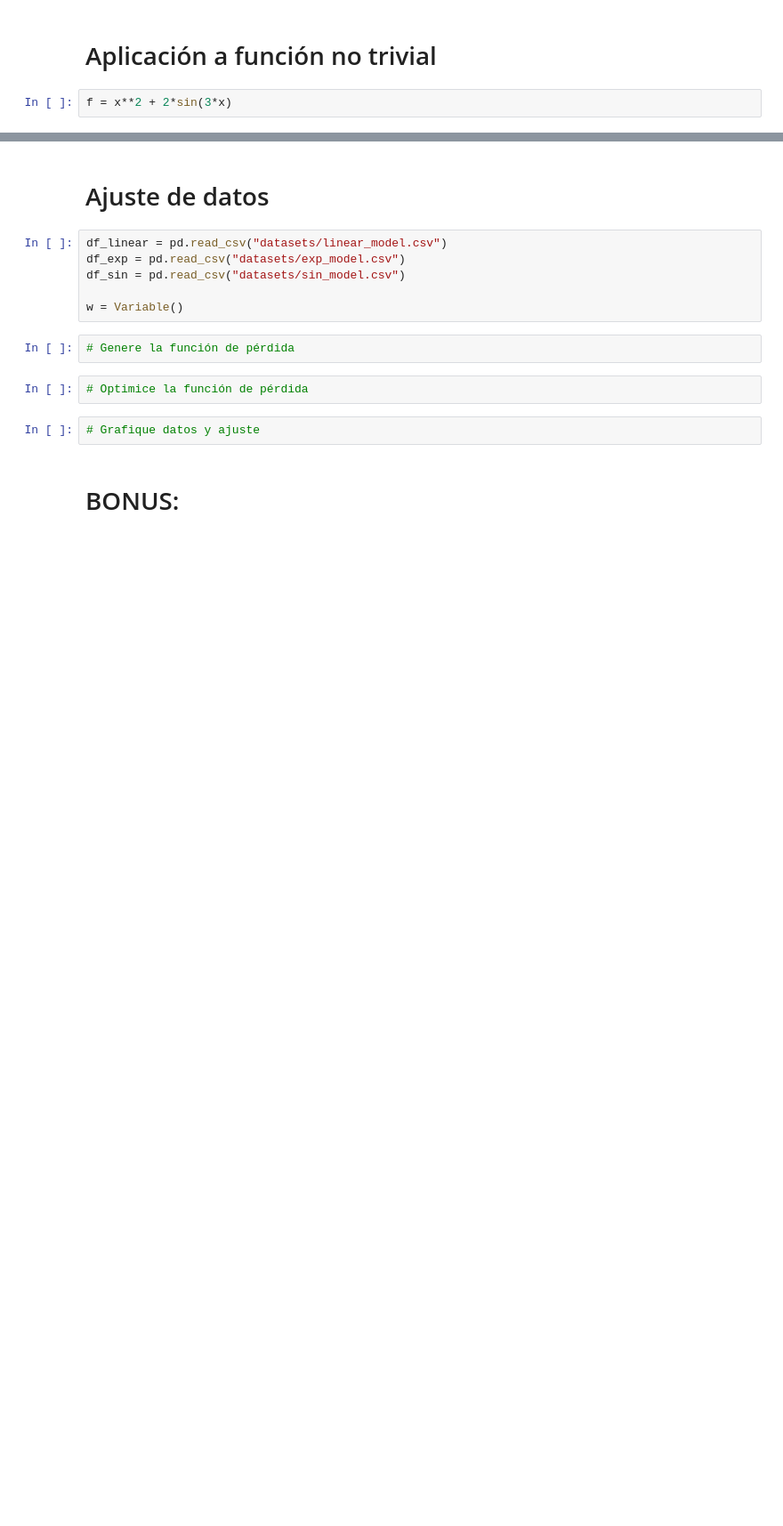
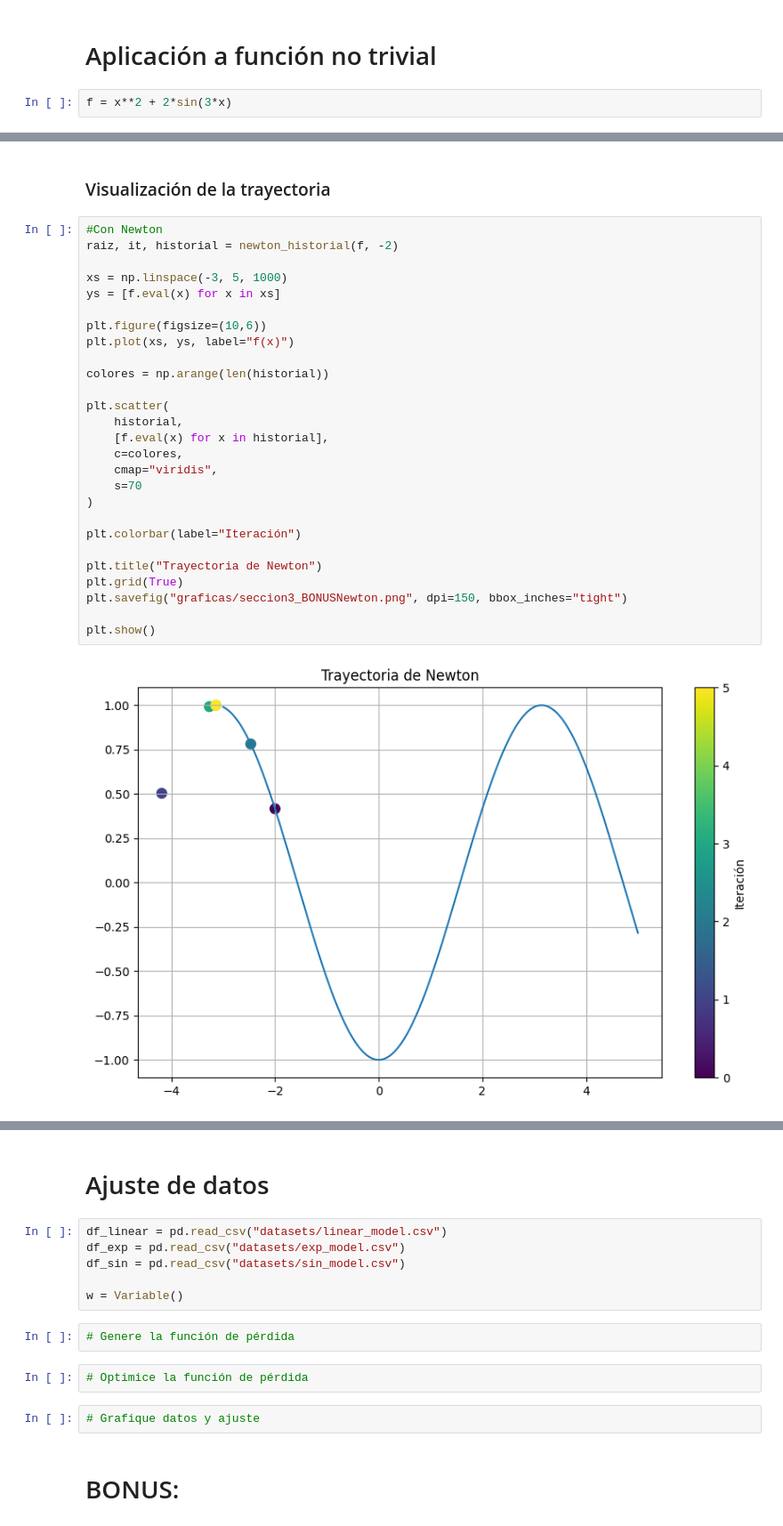
Before and after one commit to belenferreir/Calculo_tarea2, a Jupyter notebook: project.ipynb, the cells around one changed output, grey strips where cells are left out. Shown at 89% size. Cells and saved outputs as stored; diff of their text form; blank space fills up the shorter version.

```diff
--- a/project.ipynb
+++ b/project.ipynb
@@ -118,0 +331,31 @@ f = x**2 + 2*sin(3*x)
+# %% [markdown]
+### Visualización de la trayectoria
+# %%
+#Con Newton
+raiz, it, historial = newton_historial(f, -2)
+
+xs = np.linspace(-3, 5, 1000)
+ys = [f.eval(x) for x in xs]
+
+plt.figure(figsize=(10,6))
+plt.plot(xs, ys, label="f(x)")
+
+colores = np.arange(len(historial))
+
+plt.scatter(
+    historial,
+    [f.eval(x) for x in historial],
+    c=colores,
+    cmap="viridis",
+    s=70
+)
+
+plt.colorbar(label="Iteración")
+
+plt.title("Trayectoria de Newton")
+plt.grid(True)
+plt.savefig("graficas/seccion3_BONUSNewton.png", dpi=150, bbox_inches="tight")
+
+plt.show()
+# %% [output]
+[figure, added]
```
Also changed, not shown: parts of 9 cells of this notebook, 4 other files.
